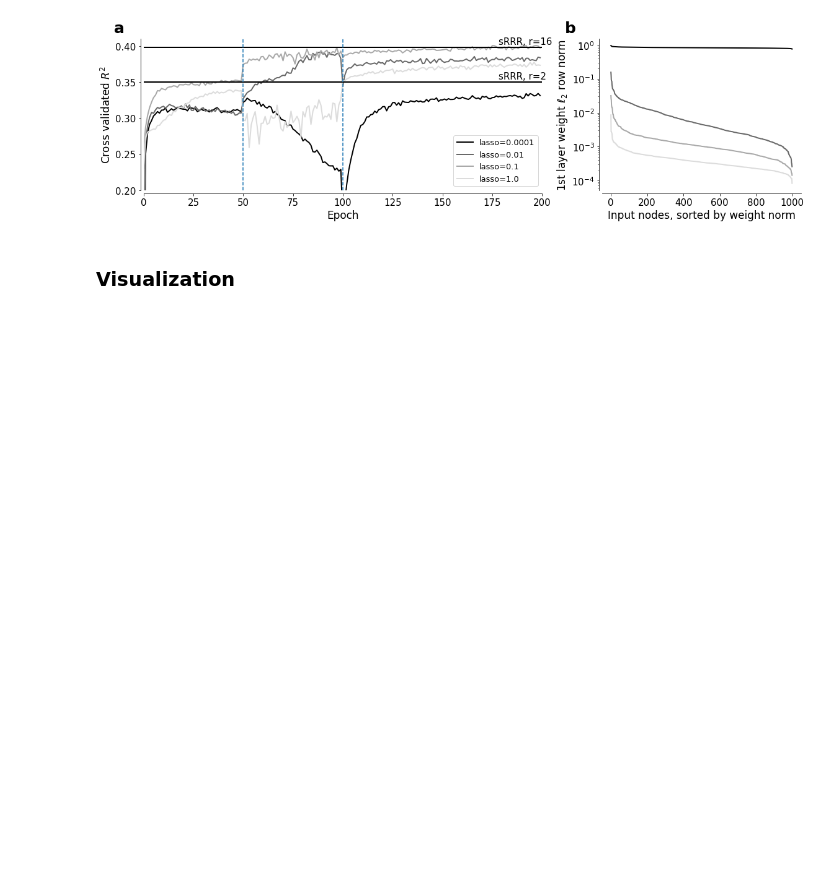
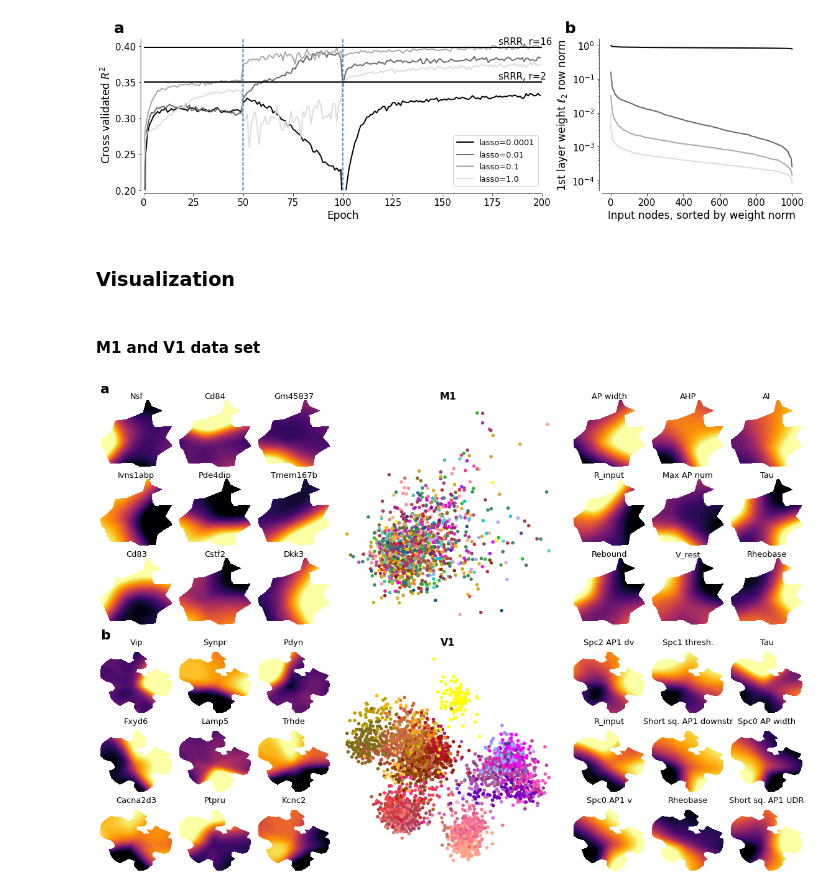
Before and after one commit to ybernaerts/PhD_thesis, a Jupyter notebook: sbnn.ipynb, the cells around one changed output. Saved outputs shown, nothing was run; the diff lists cells and outputs as text; code cells hidden in the pictures; blank space fills up the shorter version.

Commit message:
more sbnn

```diff
--- a/sbnn.ipynb
+++ b/sbnn.ipynb
@@ -222,3 +223,9 @@ plt.savefig('figures/sBNN_different_lasso.pdf', bbox_inches = 'tight',
 [figure]
 # %% [markdown]
 ### Visualization
+# %% [markdown]
+#### M1 and V1 data set
+# %%
+scala = pickle.load(open('data/sbnn/scala2020.pickle', 'rb'))
+gouwens = pickle.load(open('data/sbnn/gouwens2020.pickle', 'rb'))
+stoeckius = pickle.load(open('data/sbnn/stoeckius2017.pickle', 'rb'))
@@ -224,0 +256,71 @@ plt.savefig('figures/sBNN_different_lasso.pdf', bbox_inches = 'tight',
+# %%
+lasso_id=2
+cvfold_id=1111
+nlb_saved_model_g = load_model('data/sbnn/FreezeUnfreeze_after_unfreezing_ap_full_dataset_{}_{}_{}_gouwens.h5'.\
+                        format(cvfold_id, lasso_id, 0), \
+                        custom_objects={'ElasticNet': ElasticNet, 'r2_score': r2_score})
+
+# Retrieve activations and ephys prediction
+nlb_encoder_g = Model(nlb_saved_model_g.input, nlb_saved_model_g.get_layer('bottleneck').output)
+nlb_ind_genes_g = np.argsort(np.linalg.norm(nlb_weights_after_unfreezing_g, ord=2, axis=2), axis = 1)[lasso_id, :][-25:]
+nlb_latent_g = nlb_encoder_g.predict(gouwens['X'][:, nlb_ind_genes_g])                 # bottleneck representation
+
+nlb_saved_model_AE_g = load_model('data/sbnn/FreezeUnfreeze_after_unfreezing_ap_full_dataset_AE_{}_{}_{}_gouwens.h5'.\
+                        format(cvfold_id, lasso_id, 0), \
+                        custom_objects={'ElasticNet': ElasticNet, 'r2_score': r2_score})
+# %%
+fig=plt.figure(figsize=(16,11))
+ax_list = create_axes(fig)
+
+ephys_feature_indices_for_visualization=[4,5,6,8,9,10,11,12,13]
+genes_indices_for_visualization=[-1,-2,-3,-4,-5,-6,-7,4,2]
+
+
+########################
+# sBNN, 2D bottleneck, Scala
+
+ax_list[0].scatter(nlb_latent[:, 0], nlb_latent[:, 1],
+            c = [scala['colors'][ctype] for ctype in scala['map']], s=20)
+ax_list[0].set_xticks([])
+ax_list[0].set_yticks([])
+ax_list[0].set_title('M1', fontsize=16, fontweight='bold')
+for i, ax in enumerate(ax_list[1:10]):
+    latent_space_genes(nlb_saved_model_AE, nlb_latent, nlb_latent, scala['X'][:, nlb_ind_genes],
+        genes_indices_for_visualization[i], scala['gene_names'][nlb_ind_genes], triangle_max_len=20, axis=ax)
+for i, ax in enumerate(ax_list[10:19]):
+    latent_space_ephys(nlb_saved_model, nlb_latent, scala['X'][:, nlb_ind_genes], scala['Y'], \
+        ephys_feature_indices_for_visualization[i], scala['ephys_features'], triangle_max_len=20, axis=ax)
+
+########################
+# sBNN, 2D bottleneck, Gouwens
+
+g_ephys_feature_indices_for_visualization=[ 7, 27, 46, 45, 41, 29,  0, 50, 42]
+g_genes_indices_for_visualization=[-1,-2,-3,-4,12,-5,-6,-7,-8]
+ax_list[19].set_title('V1', fontsize=16, fontweight='bold')
+ax_list[19].scatter(nlb_latent_g[:, 0], nlb_latent_g[:, 1],
+            c = [gouwens['colors'][ctype] for ctype in gouwens['map']], s=20)
+ax_list[19].set_xticks([])
+ax_list[19].set_yticks([])
+for i, ax in enumerate(ax_list[20:29]):
+    latent_space_genes(nlb_saved_model_AE_g, nlb_latent_g, nlb_latent_g, gouwens['X'][:, nlb_ind_genes_g],
+        g_genes_indices_for_visualization[i], gouwens['gene_names'][nlb_ind_genes_g], triangle_max_len=60, axis=ax)
+for i, ax in enumerate(ax_list[29:38]):
+    latent_space_ephys(nlb_saved_model_g, nlb_latent_g, gouwens['X'][:, nlb_ind_genes_g], gouwens['Y'], \
+        g_ephys_feature_indices_for_visualization[i], gouwens['ephys_features'], triangle_max_len=60, axis=ax)
+
+gouwens_shorter_ephys_names_to_show=['Spc2 AP1 dv', 'Spc1 thresh.', 'Tau', 'R_input', \
+                                                          'Short sq. AP1 downstr', 'Spc0 AP width', \
+                                                          'Spc0 AP1 v', 'Rheobase', 'Short sq. AP1 UDR']
+for i, ax in enumerate(ax_list[29:38]):
+    ax.set_title(gouwens_shorter_ephys_names_to_show[i], fontsize=13, y=0.97)
+
+for ax in ax_list:
+    sns.despine(ax=ax,left=True, bottom=True)
+
+fig.text(0, .97, 'a', fontsize=22, fontweight='bold')
+fig.text(0, .47, 'b', fontsize=22, fontweight='bold')
+
+plt.savefig('figures/sBNN_vis_1.pdf', bbox_inches = 'tight',
+    pad_inches = 0)
+# %% [output]
+[figure, added]
```
Also changed, not shown: parts of 11 cells of this notebook, 22 other files.
